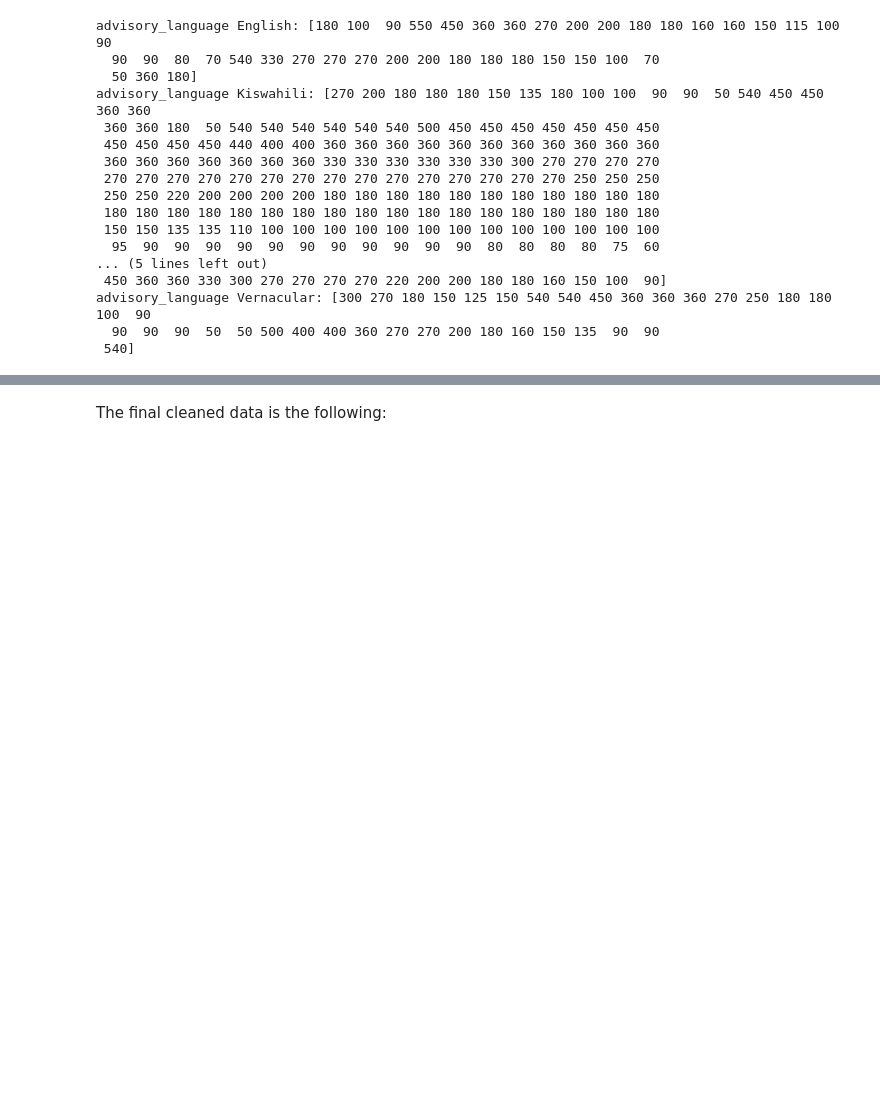
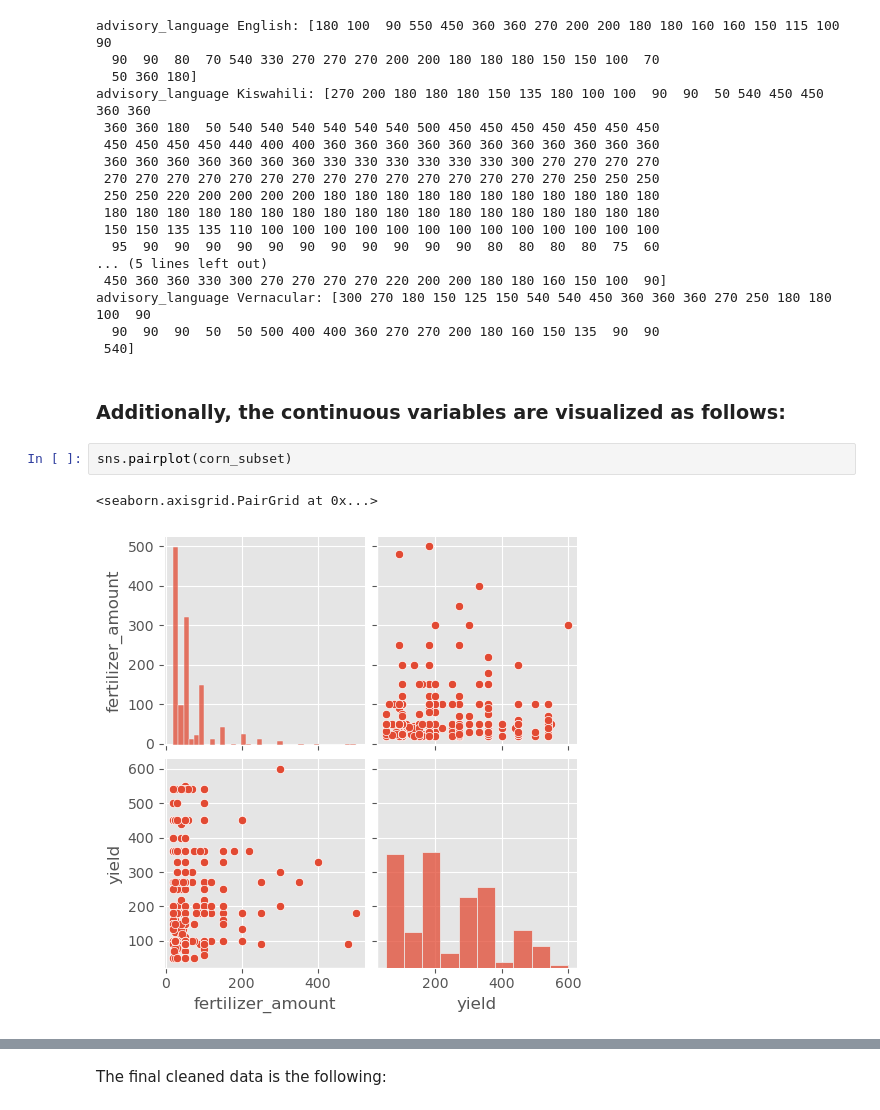
Before and after one commit to bizzaccelerator/midterm-project-mlzoomcamp, a Jupyter notebook: notebook.ipynb, the cells around one changed output, grey strips where cells are left out. Saved outputs shown, nothing was run; the diff lists cells and outputs as text; blank space fills up the shorter version.

```diff
--- a/notebook.ipynb
+++ b/notebook.ipynb
@@ -897,3 +977,10 @@ advisory_language Kiswahili: [270 200 180 180 180 150 135 180 100 100  90  90  5
 advisory_language Vernacular: [300 270 180 150 125 150 540 540 450 360 360 360 270 250 180 180 100  90
   90  90  90  50  50 500 400 400 360 270 270 200 180 160 150 135  90  90
  540]
+# %% [markdown]
+### Additionally, the continuous variables are visualized as follows:
+# %%
+sns.pairplot(corn_subset)
+# %% [output]
+<seaborn.axisgrid.PairGrid at 0x...>
+[figure, added]
```
Also changed, not shown: parts of 17 cells of this notebook.
